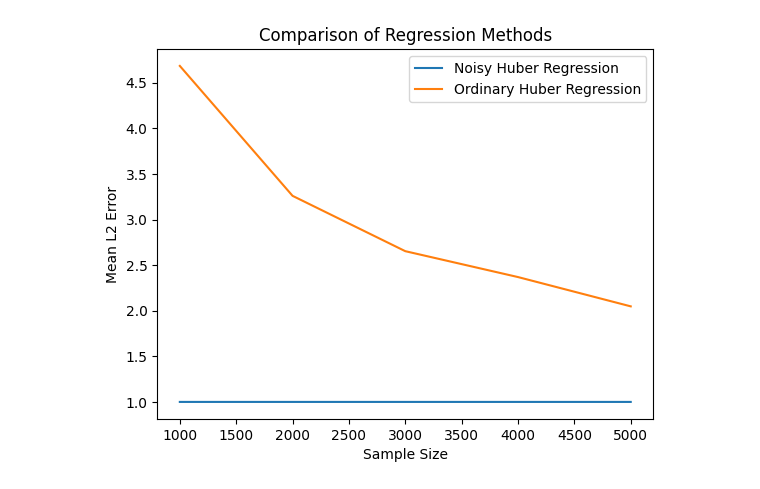
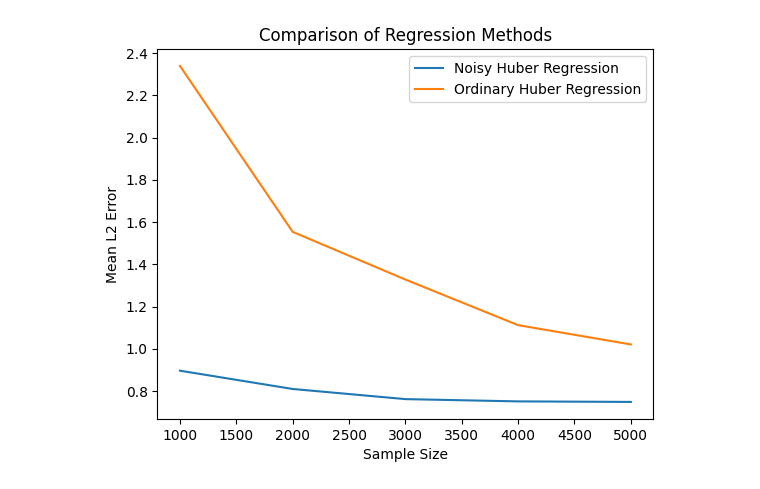
Before and after one commit to hsmoonjohn/DPHuber, a Jupyter notebook: test.ipynb, the cells around one changed output. Drawn from its saved outputs; the diff is of its cells as text; code cells hidden in the pictures.

Commit message:
ada_huber fixed

```diff
--- a/test.ipynb
+++ b/test.ipynb
@@ -43,3 +35,26 @@ Ordinary Huber Regression Coefficients: [-1.04616412  0.03325233  0.05033107  0.
+# %%
+# Generate some sample data
+n, d =100000, 5 # Adjust n and d according to your needs
+X = np.random.uniform(-1/np.sqrt(d), 1/np.sqrt(d), (n, d))
+intercept = np.ones((n, 1))  # Create a column of ones
+X_with_intercept = np.hstack((intercept, X))
+truebeta = np.random.normal(0, 1, d+1)
+truebeta /= np.linalg.norm(truebeta)
+Y = X_with_intercept.dot(truebeta) + np.random.normal(0, 4, n)  # Linear relationship with noise
+beta0 = np.zeros(d+1)
+# Create an instance of your class
+noisy_huber_regression = huberReg(X_with_intercept, Y)
+
+# Run the noisy Huber regression
+noisy_huber_result = noisy_huber_regression.noisy_huber_reg_lowdim(beta0=beta0, epsilon=0.5, T=5, delta=0.01, eta=0.1)
+print("Noisy Huber Regression Result:", noisy_huber_result[0])
+
+# Ordinary Huber Regression for comparison
+huber_reg = HuberRegressor(fit_intercept=False).fit(X_with_intercept, Y)
+ordinary_huber_coefficients = huber_reg.coef_
+print("Ordinary Huber Regression Coefficients:", ordinary_huber_coefficients)
+
+# Compare the results (You can use metrics like MSE, coefficients, predictions, etc.)
 # %%
 def l2_distance(vec1, vec2):
     return np.sqrt(np.sum((vec1 - vec2) ** 2))
@@ -137,47 +112,49 @@ def run_experiment(n, d, repetitions, eta, epsilon):
     for _ in range(repetitions):
         # Generate sample data
         X = np.random.uniform(-1/np.sqrt(d), 1/np.sqrt(d), (n, d))
-        truebeta = np.random.normal(0, 1, d)
+        intercept = np.ones((n, 1))  # Create a column of ones
+        X_with_intercept = np.hstack((intercept, X))
+        truebeta = np.random.normal(0, 1, d+1)
         truebeta /= np.linalg.norm(truebeta)
-        Y = X.dot(truebeta) + np.random.normal(0, 4, n)
-        beta0 = np.zeros(d)
+        Y = X_with_intercept.dot(truebeta) + np.random.normal(0, 4, n)
+        beta0 = np.zeros(d+1)
 
         # Noisy Huber Regression
-        noisy_huber_regression = huberReg(X, Y)
+        noisy_huber_regression = huberReg(X_with_intercept, Y)
         noisy_huber_result, _ = noisy_huber_regression.ada_huber_reg_lowdim(beta0=beta0, maxit=1000, epsilon=epsilon, eta=eta)
         error_noisy = l2_distance(noisy_huber_result, truebeta)
         errors_noisy.append(error_noisy)
 
         # Ordinary Huber Regression
-        huber_reg = HuberRegressor().fit(X, Y)
+        huber_reg = HuberRegressor(fit_intercept=False).fit(X_with_intercept, Y)
         ordinary_huber_coefficients = huber_reg.coef_
         error_ordinary = l2_distance(ordinary_huber_coefficients, truebeta)
         errors_ordinary.append(error_ordinary)
 
     return np.mean(errors_noisy), np.mean(errors_ordinary)
 
 # Parameters
-d = 20
+d = 10
 eta = 0.01
-epsilon = 0.001
+epsilon = 0.0001
 repetitions = 100
 sample_sizes = [1000, 2000, 3000, 4000, 5000]  # Adjust sample sizes as needed
 
 # Running the experiment and plotting
 mean_errors_noisy = []
 mean_errors_ordinary = []
 
 for n in sample_sizes:
     mean_error_noisy, mean_error_ordinary = run_experiment(n, d, repetitions, eta, epsilon)
     mean_errors_noisy.append(mean_error_noisy)
     mean_errors_ordinary.append(mean_error_ordinary)
 
 plt.plot(sample_sizes, mean_errors_noisy, label='Noisy Huber Regression')
 plt.plot(sample_sizes, mean_errors_ordinary, label='Ordinary Huber Regression')
 plt.xlabel('Sample Size')
 plt.ylabel('Mean L2 Error')
 plt.title('Comparison of Regression Methods')
 plt.legend()
 plt.show()
 # %% [output]
-[figure, old version]
+[figure, new version]
```
Also changed, not shown: parts of 10 cells of this notebook, 1 other file.
